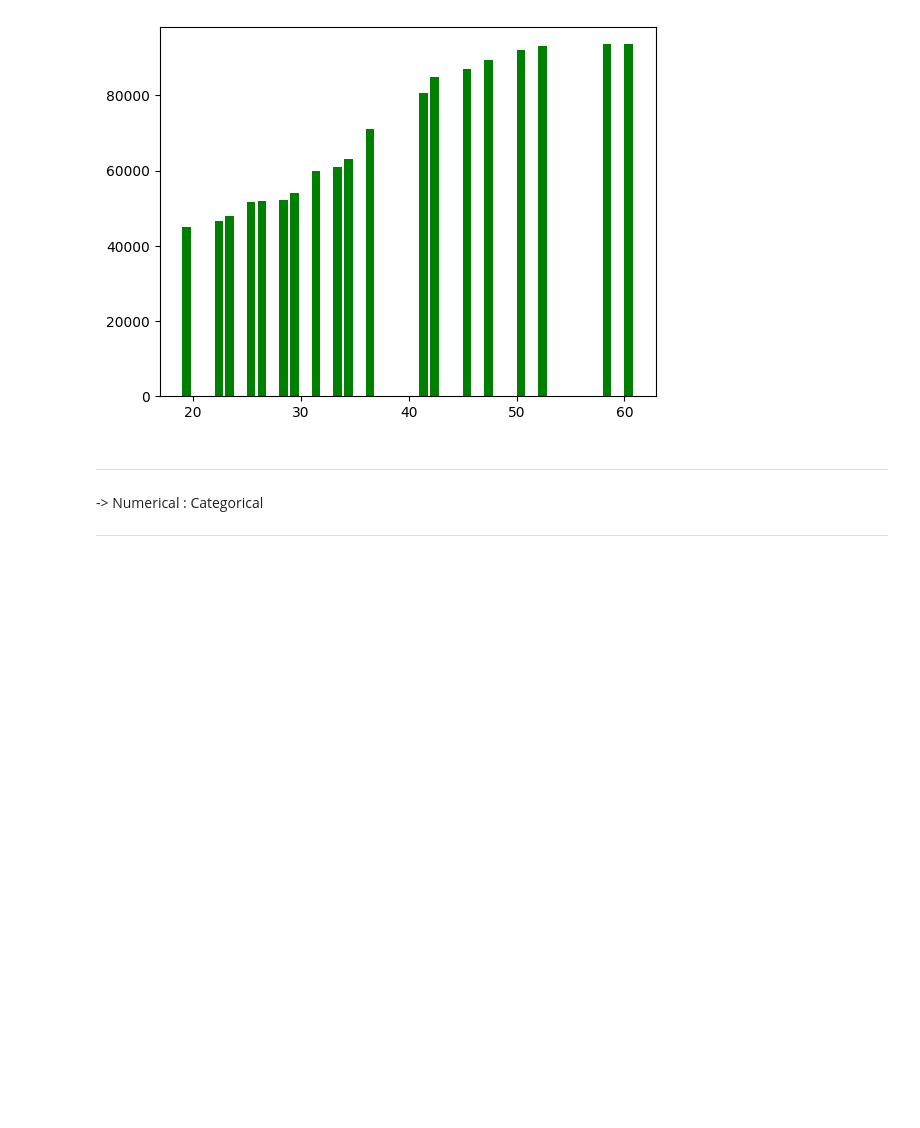
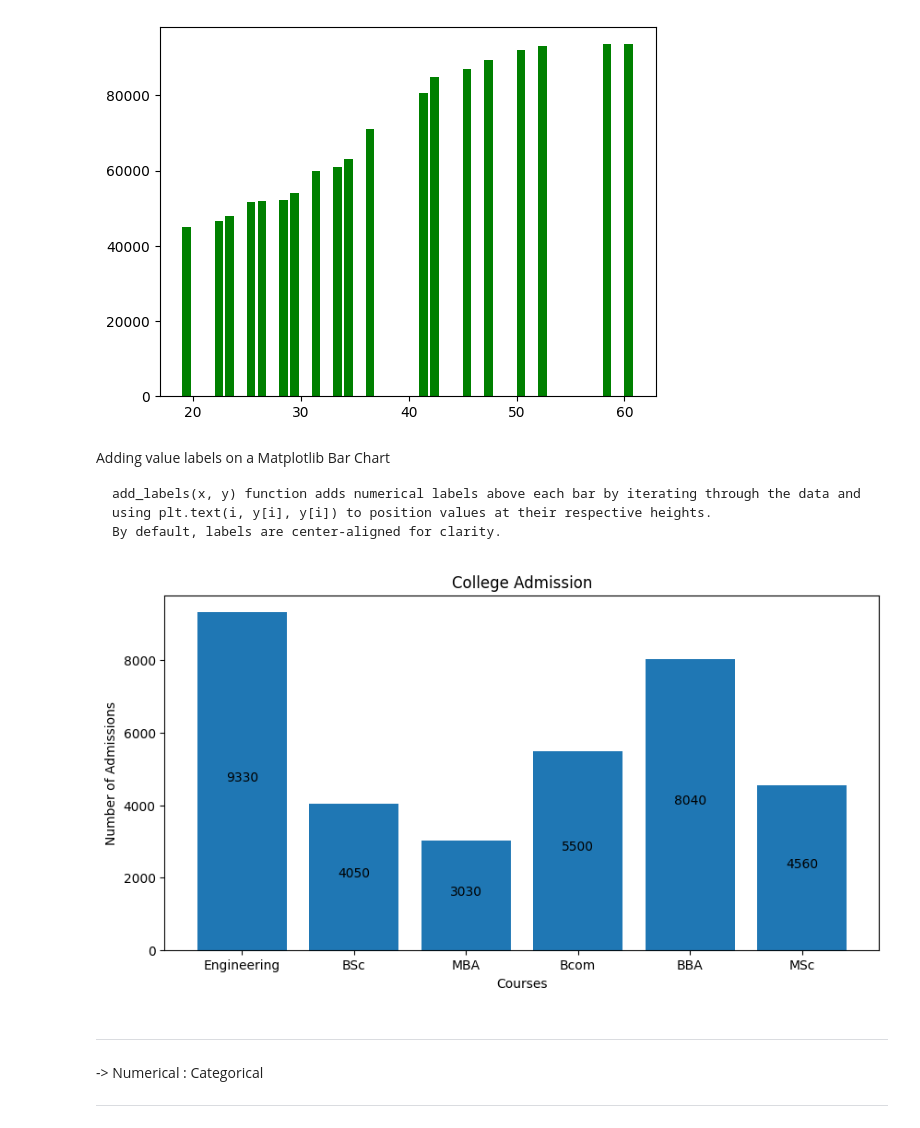
Before and after one commit to MohdAffan27/AI-Learning-Journey, a Jupyter notebook: 04_MATPLOTLIB/Matplotlib_Tutorial.ipynb, the cells around one changed output. Drawn from its saved outputs; the diff is of its cells as text; code cells hidden in the pictures; blank space fills up the shorter version.

Commit message:
Learned Matplotlib Fundamentals

```diff
--- a/04_MATPLOTLIB/Matplotlib_Tutorial.ipynb
+++ b/04_MATPLOTLIB/Matplotlib_Tutorial.ipynb
@@ -329,6 +352,37 @@ plt.bar(sort_Age["Age"], df["salaries"], color = "green", align="edge")
 plt.show()
 # %% [output]
 [figure]
+# %% [markdown]
+Adding value labels on a Matplotlib Bar Chart
+
+    add_labels(x, y) function adds numerical labels above each bar by iterating through the data and using plt.text(i, y[i], y[i]) to position values at their respective heights.
+    By default, labels are center-aligned for clarity.
+# %%
+# Function to add centered value labels
+def add_labels(x, y):
+    for i in range(len(x)):
+        plt.text(i, y[i] // 2, y[i], ha='center')  # # Placing text at half the bar height & Aligning text at center
+
+x = ["Engineering", "BSc", "MBA", "Bcom", "BBA", "MSc"]
+y = [9330, 4050, 3030, 5500, 8040, 4560]
+
+# Setting figure size
+plt.figure(figsize=(10, 5))
+
+# Creating bar chart
+plt.bar(x, y)
+
+# Adding value labels
+add_labels(x, y)
+
+# Adding title and labels
+plt.title("College Admission")
+plt.xlabel("Courses")
+plt.ylabel("Number of Admissions")
+
+plt.show()
+# %% [output]
+[figure, added]
 # %% [markdown]
 
 
```
Also changed, not shown: parts of 12 cells of this notebook.
